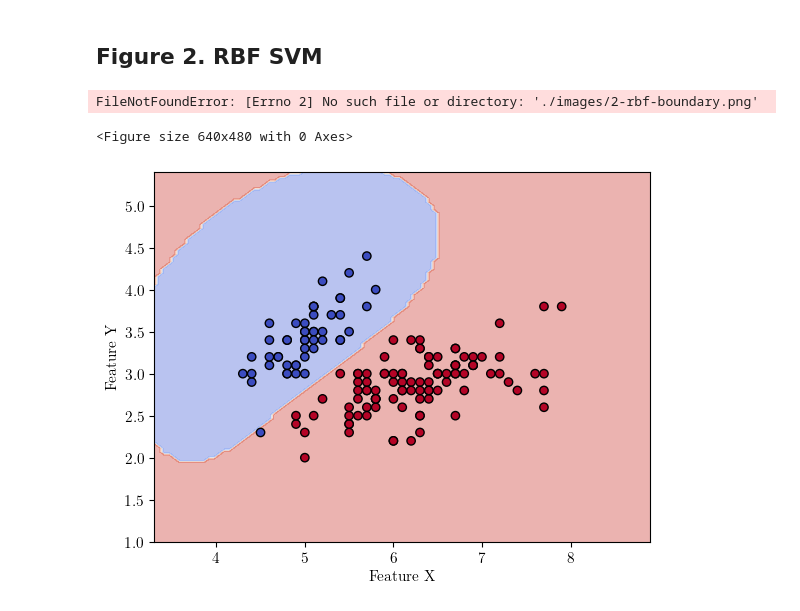
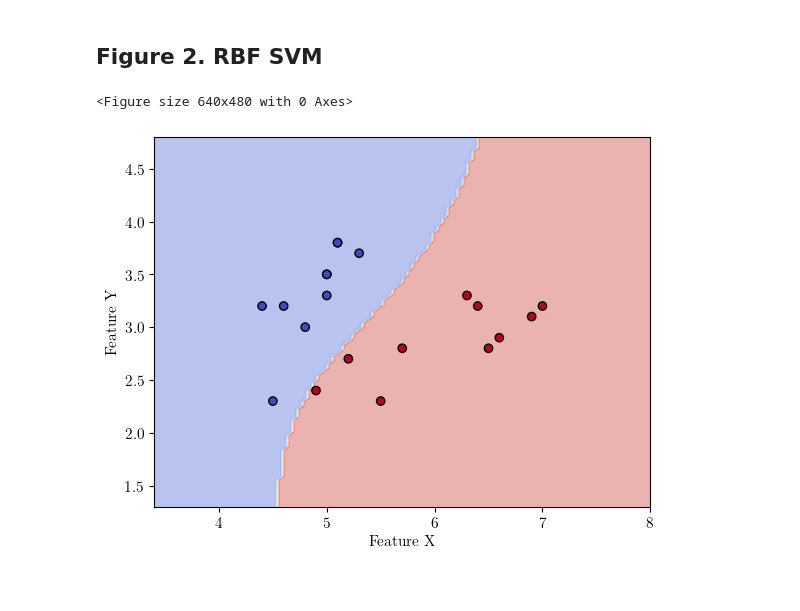
Before and after one commit to aysuvorov/aysuvorov.github.io, a Jupyter notebook: docs/pages/networks/paren_syn_corr_guide/images.ipynb, the cells around one changed output. Drawn from its saved outputs; the diff is of its cells as text; code cells hidden in the pictures.

```diff
--- a/docs/pages/networks/paren_syn_corr_guide/images.ipynb
+++ b/docs/pages/networks/paren_syn_corr_guide/images.ipynb
@@ -371,32 +368,31 @@ from sklearn import svm, datasets
 from sklearn.inspection import DecisionBoundaryDisplay
 # %%
 iris = datasets.load_iris()
-X = iris.data[:, :2]
-y = iris.target
+X = iris.data[:, :2][40:60]
+y = iris.target[40:60]
 y[y > 1] = 1
 
 C = 1.0
 
 model = svm.SVC(kernel="rbf", gamma=0.7, C=C).fit(X, y)
 
 plt.figure()
 # plt.box(False)
 
 disp = DecisionBoundaryDisplay.from_estimator(
         model,
         X,
         response_method="predict",
         alpha=0.4,
         cmap=plt.cm.coolwarm,
         xlabel="Feature X",
         ylabel="Feature Y",
     )
 disp.ax_.scatter(X[:, 0], X[:, 1], c=y, edgecolor="k", cmap=plt.cm.coolwarm)
 
 plt.savefig('./images/2-rbf-boundary.png', bbox_inches="tight",
     transparent=False, edgecolor = 'white', dpi = 300)
 plt.show()
 # %% [output]
-FileNotFoundError: [Errno 2] No such file or directory: './images/2-rbf-boundary.png'
+<Figure size 640x480 with 0 Axes>
-<Figure size 640x480 with 0 Axes>
-[figure, old version]
+[figure, new version]
```
Also changed, not shown: parts of 1 cell of this notebook, 3 other files.
